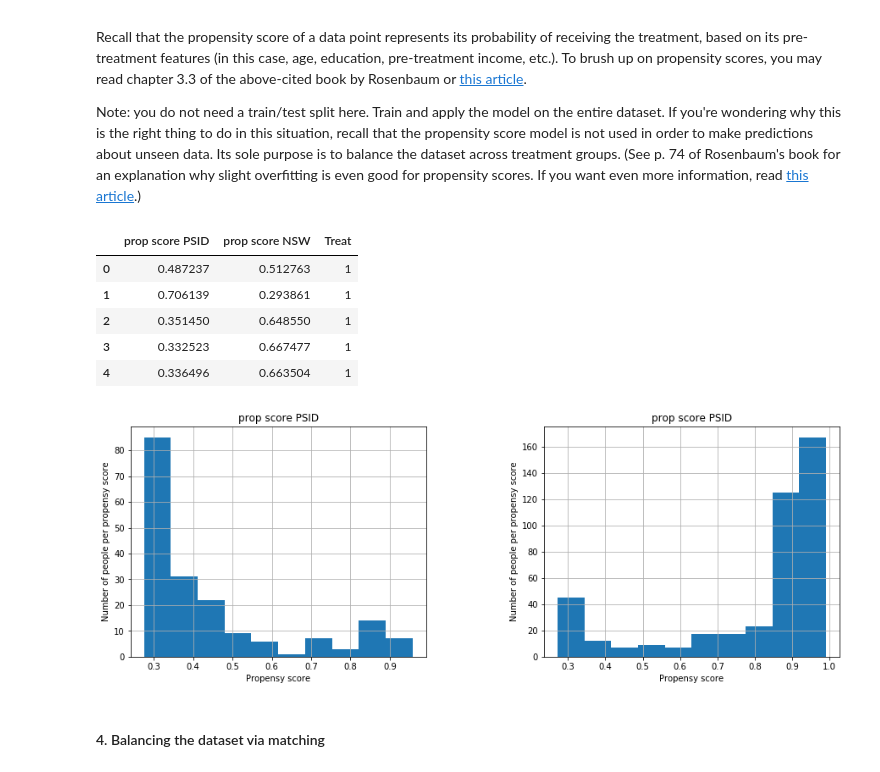
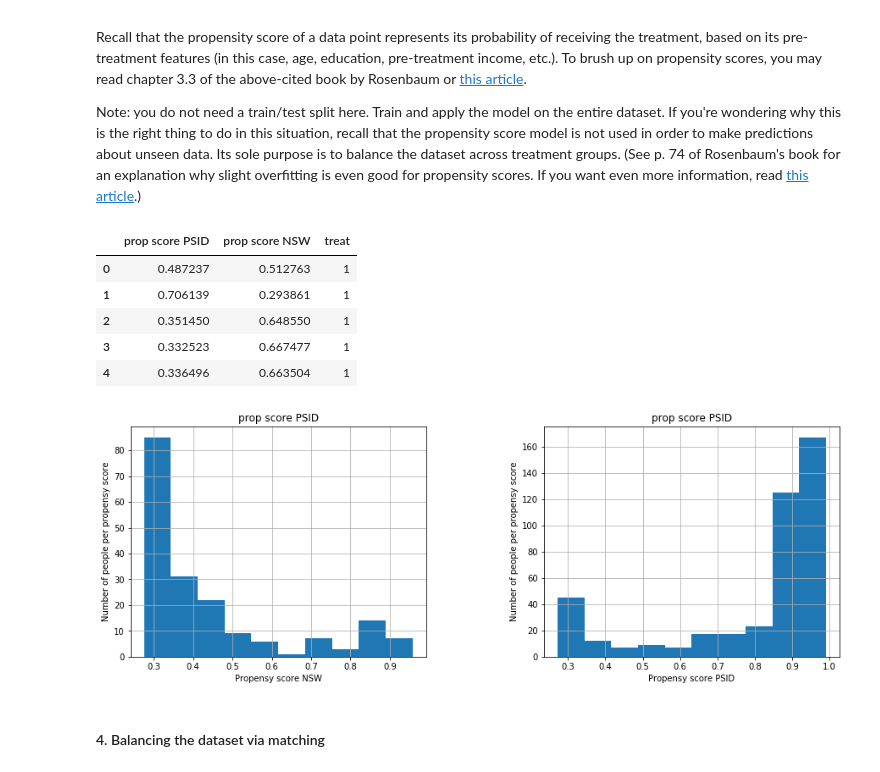
Before and after one commit to Babas10/ADA_JEX2017, a Jupyter notebook: HomeWork/04 - Applied ML/H4.ipynb, the cells around one changed output. Saved outputs shown, nothing was run; the diff lists cells and outputs as text; code cells hidden in the pictures.

```diff
--- a/HomeWork/04 - Applied ML/H4.ipynb
+++ b/HomeWork/04 - Applied ML/H4.ipynb
@@ -289,8 +342,8 @@ If you want even more information, read [this article](https://drive.google.com/
 # %%
 logistic = linear_model.LogisticRegression()
 
-
-X = dataset[['age','educ','black','hispan','married','nodegree','re74','re75','white']]  # we only take the first two features.
+X = dataset[['age','educ','black','hispan','married','nodegree','re74','re75','white']]
+# we only take the first two features.
 Y = dataset.treat
 
 # we create an instance of Neighbours Classifier and fit the data.
@@ -299,13 +352,13 @@ logistic.fit(X ,Y)
 PropensityScore = pd.DataFrame(logistic.predict_proba(X))
 
 PropensityScore.columns = ['prop score PSID', 'prop score NSW']
-PropensityScore['Treat'] = dataset['treat']
+PropensityScore['treat'] = dataset['treat']
 display(PropensityScore.head(5))
 
-NSWProp = PropensityScore.loc[PropensityScore['Treat'] == 1]
-PSIDProp = PropensityScore.loc[PropensityScore['Treat'] == 0]
+NSWProp = PropensityScore.loc[PropensityScore['treat'] == 1]
+PSIDProp = PropensityScore.loc[PropensityScore['treat'] == 0]
 # %% [output]
-|  | prop score PSID | prop score NSW | Treat |
+|  | prop score PSID | prop score NSW | treat |
 | 0 | 0.487237 | 0.512763 | 1 |
 | 1 | 0.706139 | 0.293861 | 1 |
 | 2 | 0.351450 | 0.648550 | 1 |
@@ -314,15 +367,16 @@ PSIDProp = PropensityScore.loc[PropensityScore['Treat'] == 0]
 # %%
 fig, axs = plt.subplots(1,2,gridspec_kw =  dict(wspace=0.4), figsize=(15,5))
 
 axs[0].set_ylabel('Number of people per propensy score')
-axs[0].set_xlabel('Propensy score')
+axs[0].set_xlabel('Propensy score NSW')
+
 axs[1].set_ylabel('Number of people per propensy score')
-axs[1].set_xlabel('Propensy score')
+axs[1].set_xlabel('Propensy score PSID')
 
 NSWProp.hist(column = ['prop score PSID'], ax=axs[0])
 PSIDProp.hist(column = ['prop score PSID'],ax=axs[1])
 plt.show()
 # %% [output]
-[figure, old version]
+[figure, new version]
 # %% [markdown]
 #### 4. Balancing the dataset via matching
```
Also changed, not shown: parts of 35 cells of this notebook.
